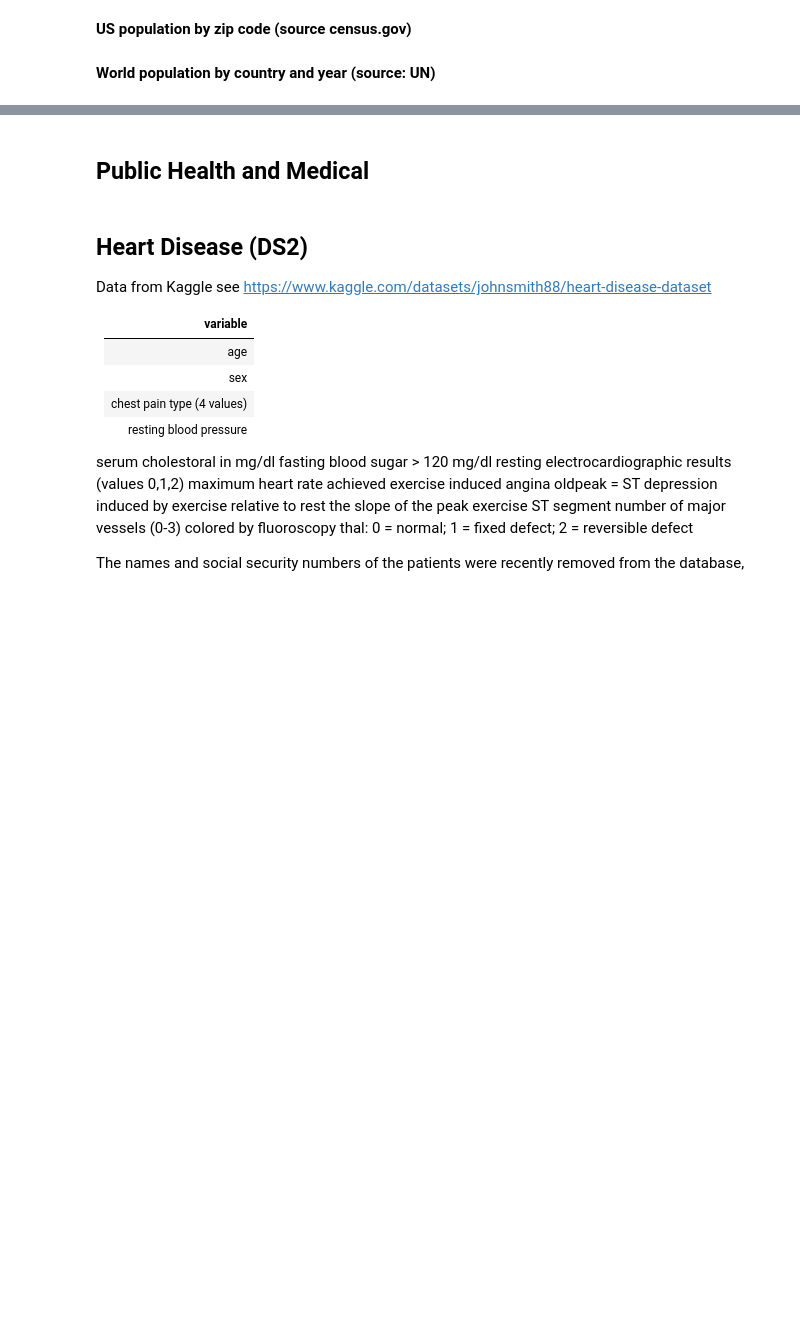
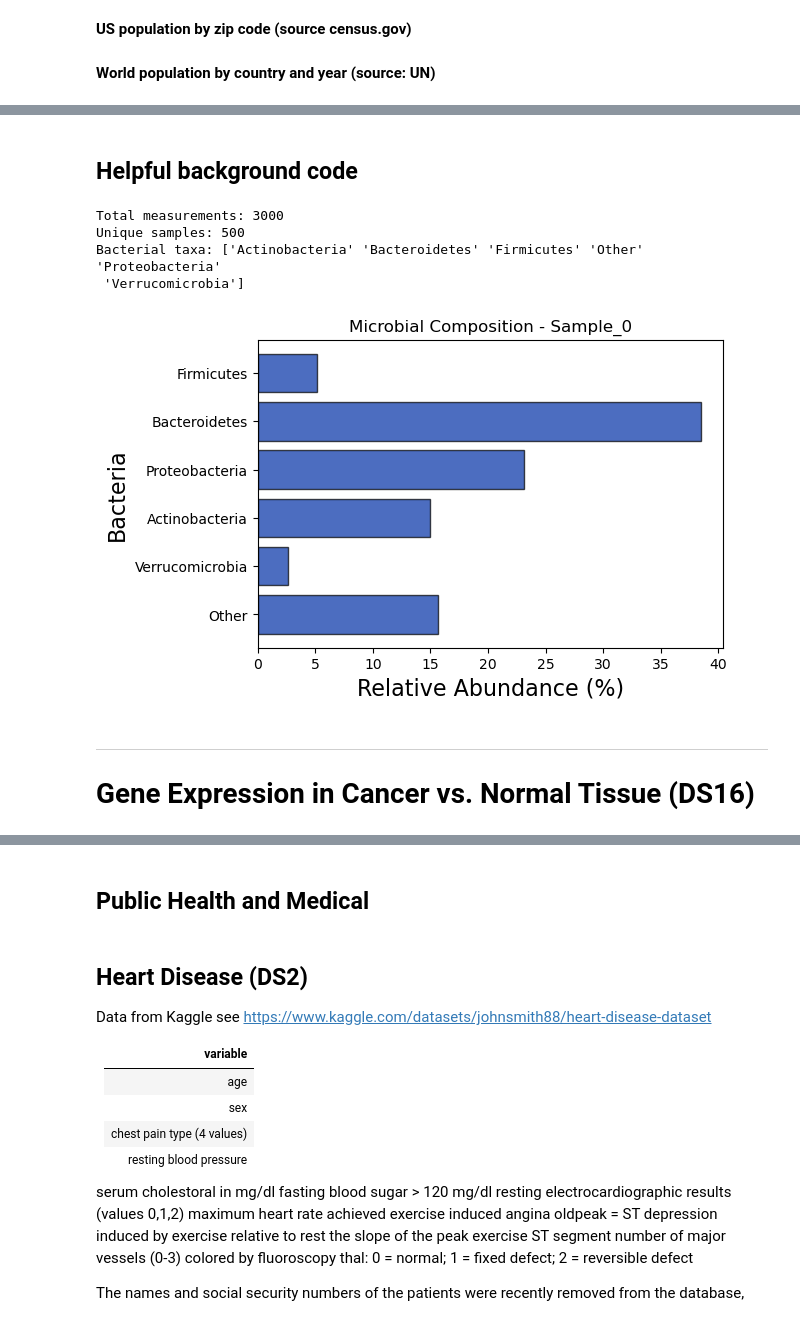
Before and after one commit to laserchemist/datascience, a Jupyter notebook: Fall 2025/Group-project/Group_Project_Datasets.ipynb, the cells around one changed output, grey strips where cells are left out. Drawn from its saved outputs; the diff is of its cells as text; code cells hidden in the pictures; blank space fills up the shorter version.

```diff
--- a/Fall 2025/Group-project/Group_Project_Datasets.ipynb
+++ b/Fall 2025/Group-project/Group_Project_Datasets.ipynb
@@ -47,0 +184,4 @@ worldpop.where('Country','France').show(3)
+# %%
+# Load microbiome data
+microbiome = Table.read_table('data/microbiome_data.csv')
+microbiome.show(5)
@@ -47,0 +196,42 @@ worldpop.where('Country','France').show(3)
+# %% [markdown]
+## Helpful background code
+# %%
+print("Total measurements:", microbiome.num_rows)
+print("Unique samples:", len(np.unique(microbiome.column('Sample'))))
+print("Bacterial taxa:", np.unique(microbiome.column('Bacteria')))
+
+# Check sample groups
+microbiome.group('Health_Status')
+microbiome.group('Diet')
+
+# Visualize one sample's composition
+sample1 = microbiome.where('Sample', 'Sample_0')
+sample1.barh('Bacteria', 'Relative_Abundance')
+plt.xlabel('Relative Abundance (%)')
+plt.title('Microbial Composition - Sample_0')
+
+# Calculate diversity metrics for each sample
+def shannon_diversity(abundances):
+    """
+    Calculate Shannon diversity index
+    H = -sum(p_i * log(p_i))
+    where p_i is proportion of species i
+    """
+    # Convert percentages to proportions
+    proportions = abundances / 100.0
+    # Remove zeros to avoid log(0)
+    proportions = proportions[proportions > 0]
+    return -np.sum(proportions * np.log(proportions))
+
+def species_richness(abundances, threshold=1.0):
+    """Count number of species above threshold abundance"""
+    return np.sum(abundances > threshold)
+# %% [output]
+Total measurements: 3000
+Unique samples: 500
+Bacterial taxa: ['Actinobacteria' 'Bacteroidetes' 'Firmicutes' 'Other' 'Proteobacteria'
+ 'Verrucomicrobia']
+[figure, added]
+# %% [markdown]
+---
+# Gene Expression in Cancer vs. Normal Tissue (DS16)
```
Also changed, not shown: parts of 60 cells of this notebook, 8 other files.
